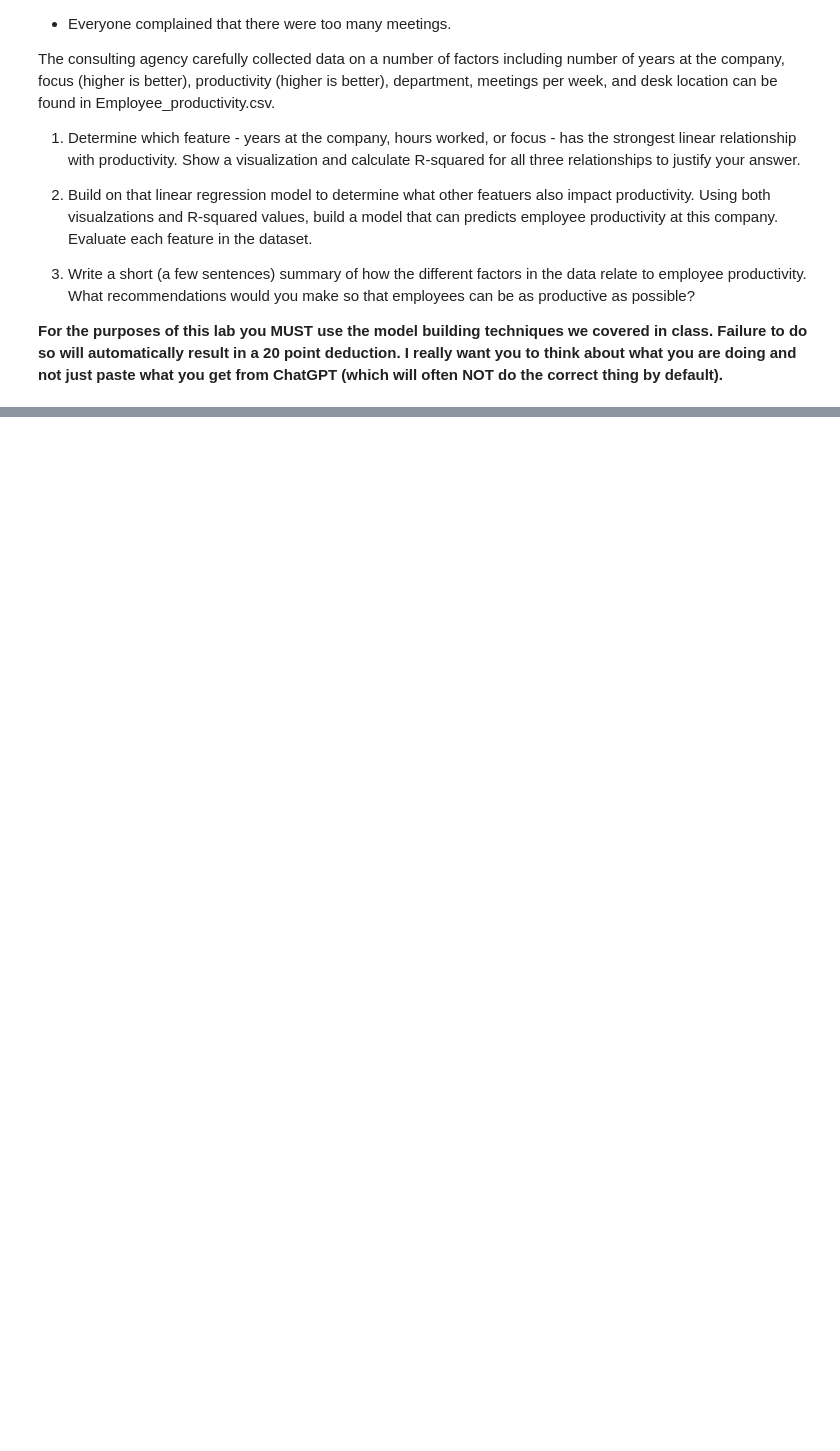
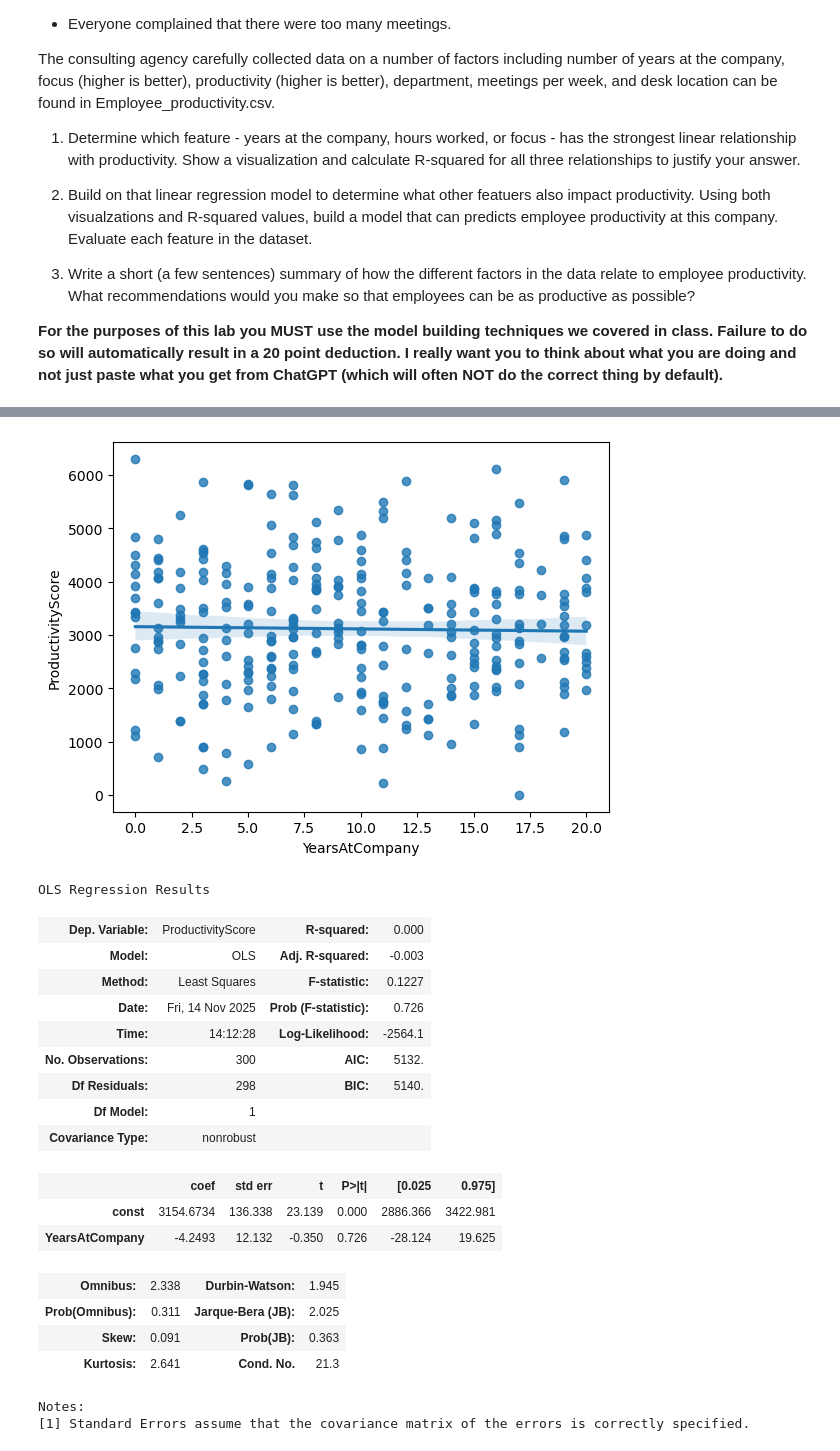
Before and after one commit to RGM-86RF/Data_Visualization_And_Modeling, a Jupyter notebook: Lab/3.3 Visualizing Relationships Between Quantitative Features Lab-Copy1.ipynb, the cells around one changed output, grey strips where cells are left out. Cells and saved outputs as stored; diff of their text form; code cells hidden in the pictures; blank space fills up the shorter version.

```diff
--- a/Lab/3.3 Visualizing Relationships Between Quantitative Features Lab-Copy1.ipynb
+++ b/Lab/3.3 Visualizing Relationships Between Quantitative Features Lab-Copy1.ipynb
@@ -25,0 +106,30 @@ The consulting agency carefully collected data on a number of factors including
+# %%
+sns.regplot(x='YearsAtCompany',y='ProductivityScore',data=df)
+plt.show()
+x = sm.add_constant(df['YearsAtCompany'])
+y = df['ProductivityScore']
+
+model = sm.OLS(y,x).fit()
+
+model.summary()
+# %% [output]
+[figure, added]
+OLS Regression Results
+| Dep. Variable: | ProductivityScore | R-squared: | 0.000 |
+| Model: | OLS | Adj. R-squared: | -0.003 |
+| Method: | Least Squares | F-statistic: | 0.1227 |
+| Date: | Fri, 14 Nov 2025 | Prob (F-statistic): | 0.726 |
+| Time: | 14:12:28 | Log-Likelihood: | -2564.1 |
+| No. Observations: | 300 | AIC: | 5132. |
+| Df Residuals: | 298 | BIC: | 5140. |
+| Df Model: | 1 |  |  |
+| Covariance Type: | nonrobust |  |  |
+|  | coef | std err | t | P>|t| | [0.025 | 0.975] |
+| const | 3154.6734 | 136.338 | 23.139 | 0.000 | 2886.366 | 3422.981 |
+| YearsAtCompany | -4.2493 | 12.132 | -0.350 | 0.726 | -28.124 | 19.625 |
+| Omnibus: | 2.338 | Durbin-Watson: | 1.945 |
+| Prob(Omnibus): | 0.311 | Jarque-Bera (JB): | 2.025 |
+| Skew: | 0.091 | Prob(JB): | 0.363 |
+| Kurtosis: | 2.641 | Cond. No. | 21.3 |
+Notes:
+[1] Standard Errors assume that the covariance matrix of the errors is correctly specified.
```
Also changed, not shown: parts of 7 cells of this notebook, 1 other file.
